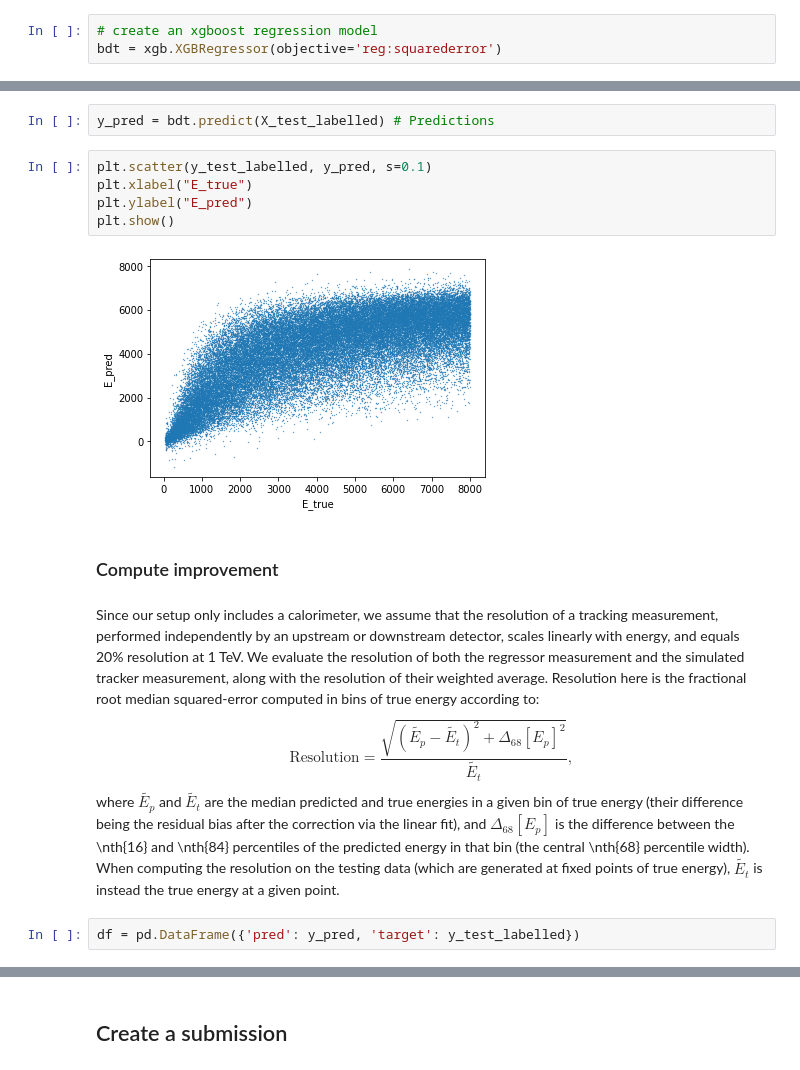
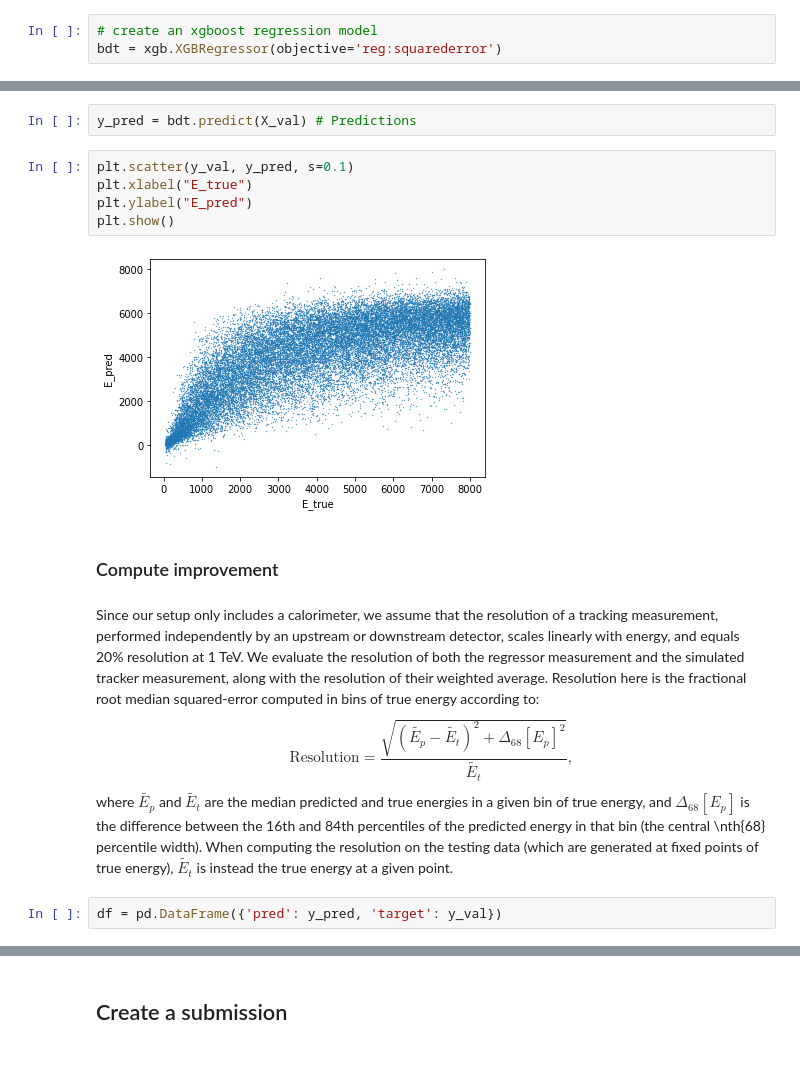
Before and after one commit to llayer/cmu_challenge, a Jupyter notebook: muon_regression.ipynb, the cells around one changed output, grey strips where cells are left out. Drawn from its saved outputs; the diff is of its cells as text.

Commit message:
remove references to test set

```diff
--- a/muon_regression.ipynb
+++ b/muon_regression.ipynb
@@ -78,14 +76,14 @@ XGBRegressor(base_score=0.5, booster='gbtree', colsample_bylevel=1,
              reg_alpha=0, reg_lambda=1, scale_pos_weight=1, subsample=1,
              tree_method='exact', validate_parameters=1, verbosity=None)
 # %%
-y_pred = bdt.predict(X_test_labelled) # Predictions
+y_pred = bdt.predict(X_val) # Predictions
 # %%
-plt.scatter(y_test_labelled, y_pred, s=0.1)
+plt.scatter(y_val, y_pred, s=0.1)
 plt.xlabel("E_true")
 plt.ylabel("E_pred")
 plt.show()
 # %% [output]
-[figure, old version]
+[figure, new version]
 # %% [markdown]
 ### Compute improvement
 # %% [markdown]
@@ -93,9 +91,9 @@ plt.show()
             $$
                 \text{Resolution} = \frac{\sqrt{\left(\tilde{E_p}-\tilde{E_t}\right)^2+\Delta_{68}\left[E_p\right]^2}}{\tilde{E_t}},
             $$
-            where $\tilde{E_p}$ and $\tilde{E_t}$ are the median predicted and true energies in a given bin of true energy (their difference being the residual bias after the correction via the linear fit), and $\Delta_{68}\left[E_p\right]$ is the difference between the \nth{16} and \nth{84} percentiles of the predicted energy in that bin (the central \nth{68} percentile width). When computing the resolution on the testing data (which are generated at fixed points of true energy), $\tilde{E_t}$ is instead the true energy at a given point.
+            where $\tilde{E_p}$ and $\tilde{E_t}$ are the median predicted and true energies in a given bin of true energy, and $\Delta_{68}\left[E_p\right]$ is the difference between the 16th and 84th percentiles of the predicted energy in that bin (the central \nth{68} percentile width). When computing the resolution on the testing data (which are generated at fixed points of true energy), $\tilde{E_t}$ is instead the true energy at a given point.
 # %%
-df = pd.DataFrame({'pred': y_pred, 'target': y_test_labelled})
+df = pd.DataFrame({'pred': y_pred, 'target': y_val})
 # %%
 compute_improvement(df)
 # %% [output]
```
Also changed, not shown: parts of 3 cells of this notebook, 1 other file.
